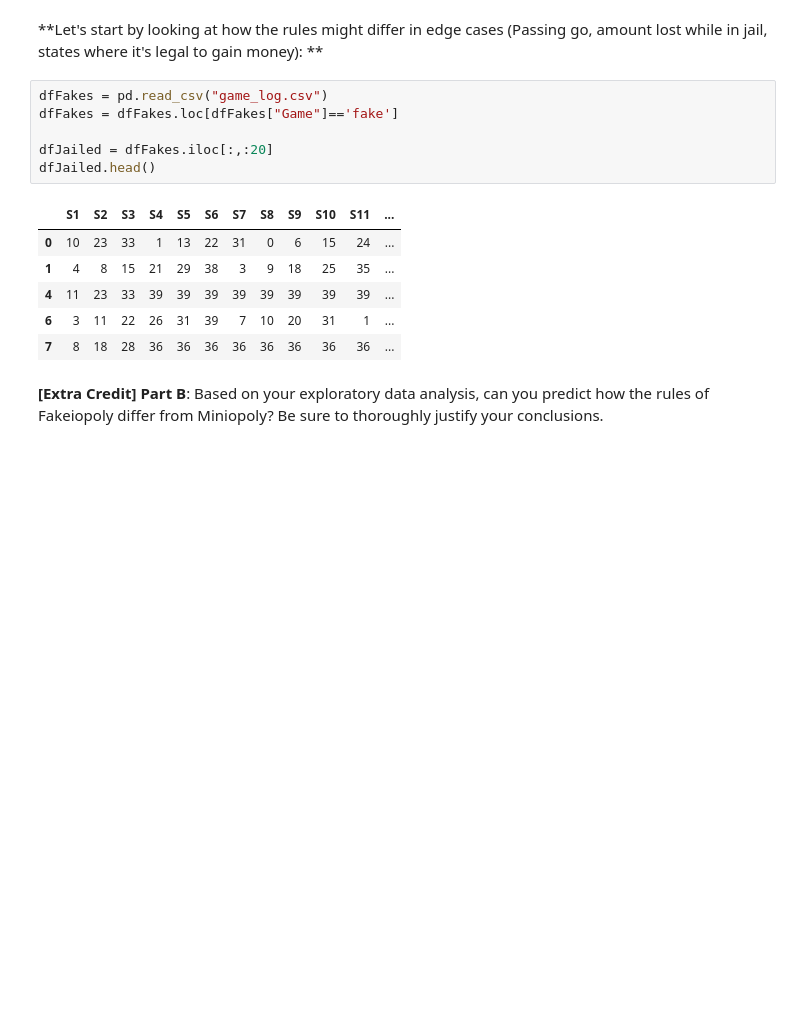
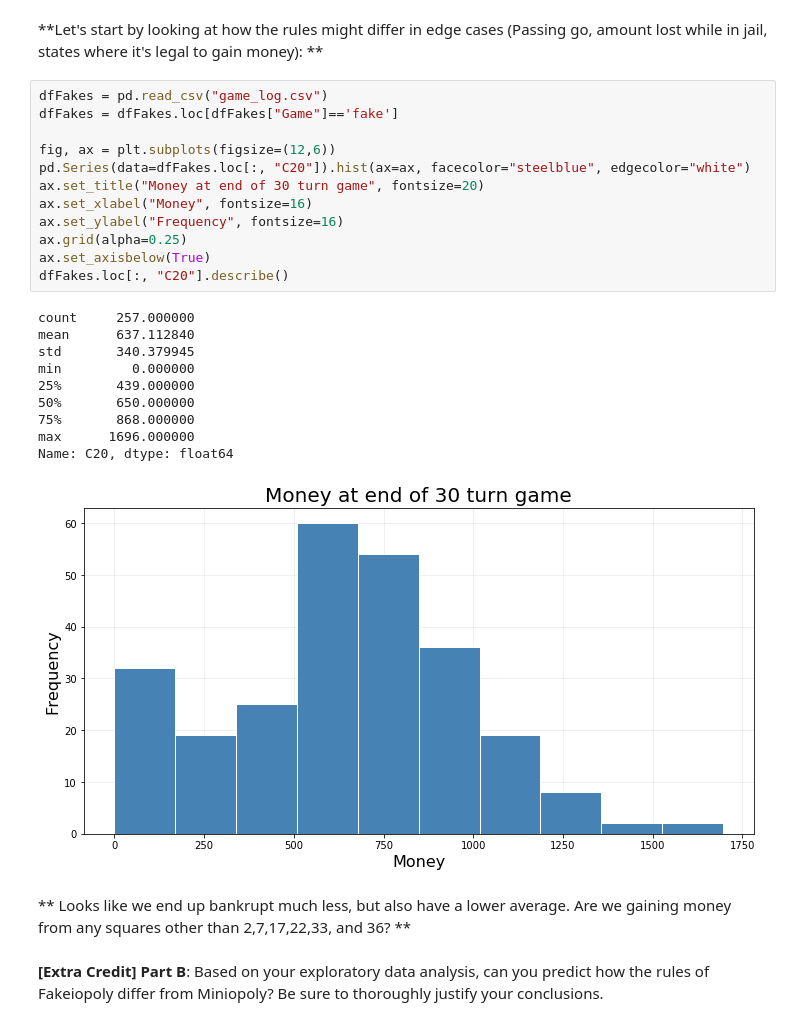
Before and after one commit to scuthbert/DataScience, a Jupyter notebook: hmwk/hmwk02/hmwk02.ipynb, the cells around one changed output. Drawn from its saved outputs; the diff is of its cells as text; blank space fills up the shorter version.

```diff
--- a/hmwk/hmwk02/hmwk02.ipynb
+++ b/hmwk/hmwk02/hmwk02.ipynb
@@ -491,19 +491,31 @@ def score(df):
     print("accuracy on labeled data: {}".format(num_correct / num_samples))
 # %% [markdown]
 **Let's start by looking at how the rules might differ in edge cases (Passing go, amount lost while in jail, states where it's legal to gain money): **
-# %%
-dfFakes = pd.read_csv("game_log.csv")
-dfFakes = dfFakes.loc[dfFakes["Game"]=='fake']
-
-dfJailed = dfFakes.iloc[:,:20]
-dfJailed.head()
-# %% [output]
-|  | S1 | S2 | S3 | S4 | S5 | S6 | S7 | S8 | S9 | S10 | S11 | ... |
-| 0 | 10 | 23 | 33 | 1 | 13 | 22 | 31 | 0 | 6 | 15 | 24 | ... |
-| 1 | 4 | 8 | 15 | 21 | 29 | 38 | 3 | 9 | 18 | 25 | 35 | ... |
-| 4 | 11 | 23 | 33 | 39 | 39 | 39 | 39 | 39 | 39 | 39 | 39 | ... |
-| 6 | 3 | 11 | 22 | 26 | 31 | 39 | 7 | 10 | 20 | 31 | 1 | ... |
-| 7 | 8 | 18 | 28 | 36 | 36 | 36 | 36 | 36 | 36 | 36 | 36 | ... |
+# %%
+dfFakes = pd.read_csv("game_log.csv")
+dfFakes = dfFakes.loc[dfFakes["Game"]=='fake']
+
+fig, ax = plt.subplots(figsize=(12,6))
+pd.Series(data=dfFakes.loc[:, "C20"]).hist(ax=ax, facecolor="steelblue", edgecolor="white")
+ax.set_title("Money at end of 30 turn game", fontsize=20)
+ax.set_xlabel("Money", fontsize=16)
+ax.set_ylabel("Frequency", fontsize=16)
+ax.grid(alpha=0.25)
+ax.set_axisbelow(True)
+dfFakes.loc[:, "C20"].describe()
+# %% [output]
+count     257.000000
+mean      637.112840
+std       340.379945
+min         0.000000
+25%       439.000000
+50%       650.000000
+75%       868.000000
+max      1696.000000
+Name: C20, dtype: float64
+[figure, added]
+# %% [markdown]
+** Looks like we end up bankrupt much less, but also have a lower average. Are we gaining money from any squares other than 2,7,17,22,33, and 36? **
 # %% [markdown]
 **[Extra Credit] Part B**: Based on your exploratory data analysis, can you predict how the rules of Fakeiopoly differ from Miniopoly?  Be sure to thoroughly justify your conclusions.
 # %% [markdown]
```
Also changed, not shown: parts of 7 cells of this notebook.
